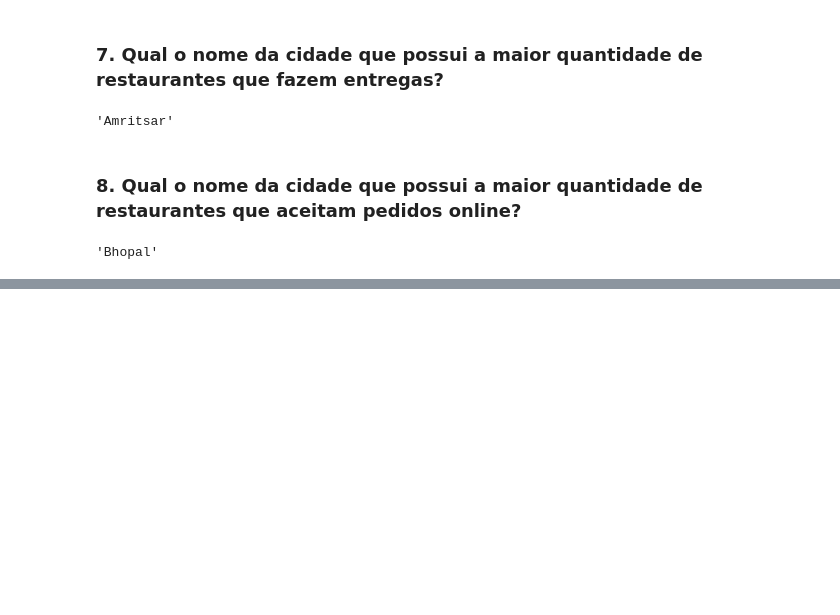
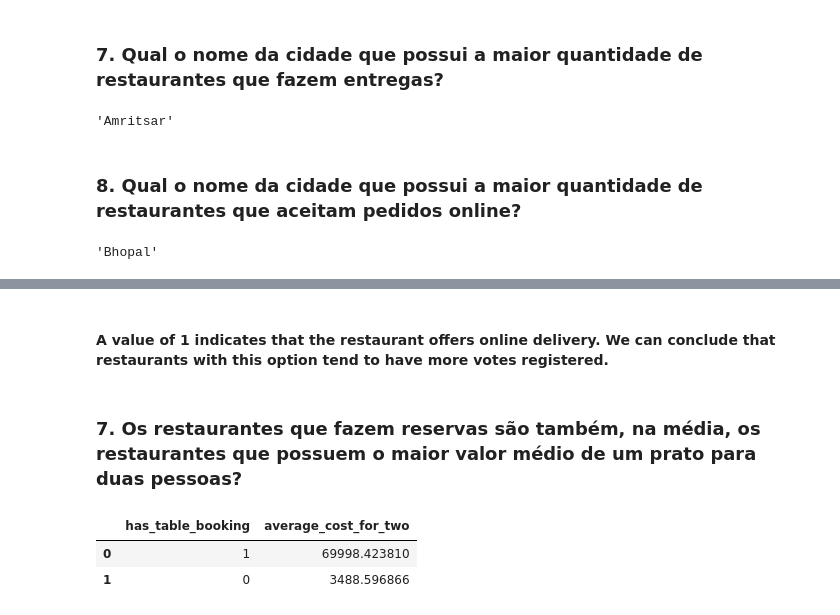
Before and after one commit to BrunnoChampZ/projeto-final-ftc, a Jupyter notebook: notebook/notebook.ipynb, the cells around one changed output, grey strips where cells are left out. Drawn from its saved outputs; the diff is of its cells as text; code cells hidden in the pictures; blank space fills up the shorter version.

```diff
--- a/notebook/notebook.ipynb
+++ b/notebook/notebook.ipynb
@@ -638,0 +703,15 @@ df2.loc[:, "cuisines"].nunique()
+# %% [markdown]
+#### A value of 1 indicates that the restaurant offers online delivery. We can conclude that restaurants with this option tend to have more votes registered.
+# %% [markdown]
+### 7. Os restaurantes que fazem reservas são também, na média, os restaurantes que possuem o maior valor médio de um prato para duas pessoas?
+# %%
+# answering the question if the restaurants that has table booking have a higher average cost for two
+(df2.loc[:, ['average_cost_for_two', 'has_table_booking']]
+                                        .groupby('has_table_booking')
+                                        .mean()
+                                        .sort_values('average_cost_for_two', ascending=False)
+                                        .reset_index())
+# %% [output]
+|  | has_table_booking | average_cost_for_two |
+| 0 | 1 | 69998.423810 |
+| 1 | 0 | 3488.596866 |
```
Also changed, not shown: parts of 17 cells of this notebook.
